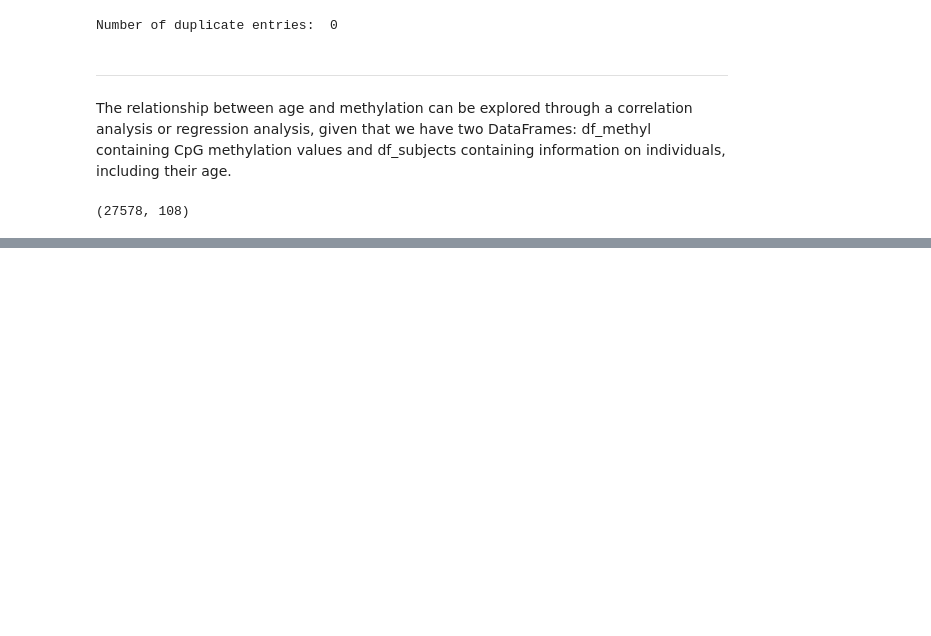
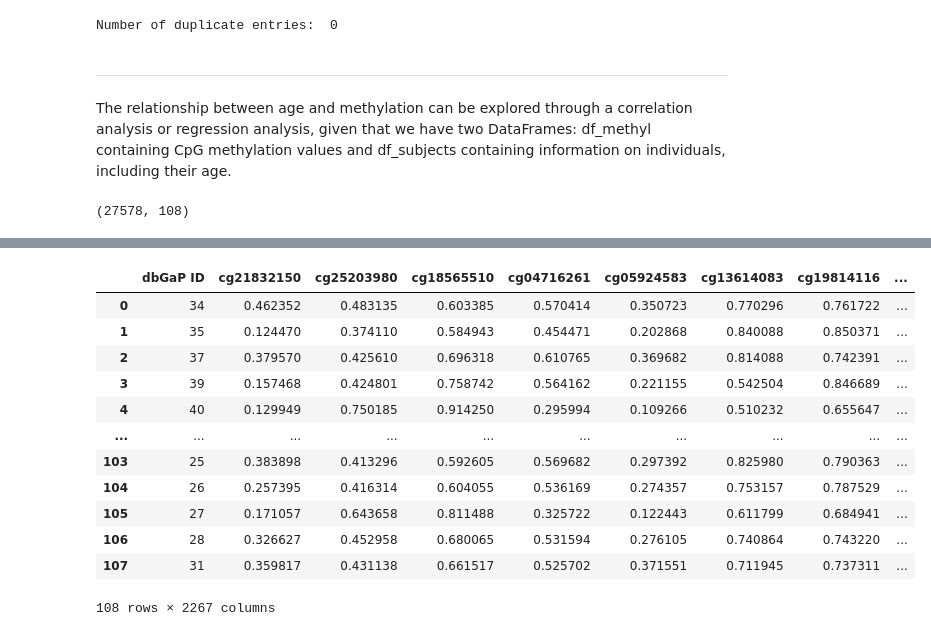
Before and after one commit to ajits-github/Machine_Learning_In_Bioinformatics, a Jupyter notebook: Machine_Learning_in_Bioinformatics.ipynb, the cells around one changed output, grey strips where cells are left out. Cells and saved outputs as stored; diff of their text form; code cells hidden in the pictures; blank space fills up the shorter version.

Commit message:
merged the dfs

```diff
--- a/Machine_Learning_in_Bioinformatics.ipynb
+++ b/Machine_Learning_in_Bioinformatics.ipynb
@@ -139,0 +222,25 @@ df_methyl_T = df_methyl.T
+# %%
+df_subjects['dbGaP ID'] = df_subjects['dbGaP ID'].astype(int)
+# %%
+# Transpose df_methyl and rename the index to 'dbGaP ID'
+df_methyl_transposed = df_methyl_selected.T.reset_index().rename(columns={'index': 'dbGaP ID'})
+df_methyl_transposed['dbGaP ID'] = df_methyl_transposed['dbGaP ID'].astype(int)
+
+# Assuming "dbGaP ID" is the column containing the individual IDs in df_subjects
+merged_df = df_methyl_transposed.merge(df_subjects, on='dbGaP ID')
+# %%
+merged_df
+# %% [output]
+|  | dbGaP ID | cg21832150 | cg25203980 | cg18565510 | cg04716261 | cg05924583 | cg13614083 | cg19814116 | ... |
+| 0 | 34 | 0.462352 | 0.483135 | 0.603385 | 0.570414 | 0.350723 | 0.770296 | 0.761722 | ... |
+| 1 | 35 | 0.124470 | 0.374110 | 0.584943 | 0.454471 | 0.202868 | 0.840088 | 0.850371 | ... |
+| 2 | 37 | 0.379570 | 0.425610 | 0.696318 | 0.610765 | 0.369682 | 0.814088 | 0.742391 | ... |
+| 3 | 39 | 0.157468 | 0.424801 | 0.758742 | 0.564162 | 0.221155 | 0.542504 | 0.846689 | ... |
+| 4 | 40 | 0.129949 | 0.750185 | 0.914250 | 0.295994 | 0.109266 | 0.510232 | 0.655647 | ... |
+| ... | ... | ... | ... | ... | ... | ... | ... | ... | ... |
+| 103 | 25 | 0.383898 | 0.413296 | 0.592605 | 0.569682 | 0.297392 | 0.825980 | 0.790363 | ... |
+| 104 | 26 | 0.257395 | 0.416314 | 0.604055 | 0.536169 | 0.274357 | 0.753157 | 0.787529 | ... |
+| 105 | 27 | 0.171057 | 0.643658 | 0.811488 | 0.325722 | 0.122443 | 0.611799 | 0.684941 | ... |
+| 106 | 28 | 0.326627 | 0.452958 | 0.680065 | 0.531594 | 0.276105 | 0.740864 | 0.743220 | ... |
+| 107 | 31 | 0.359817 | 0.431138 | 0.661517 | 0.525702 | 0.371551 | 0.711945 | 0.737311 | ... |
+108 rows × 2267 columns
```
Also changed, not shown: parts of 7 cells of this notebook.
